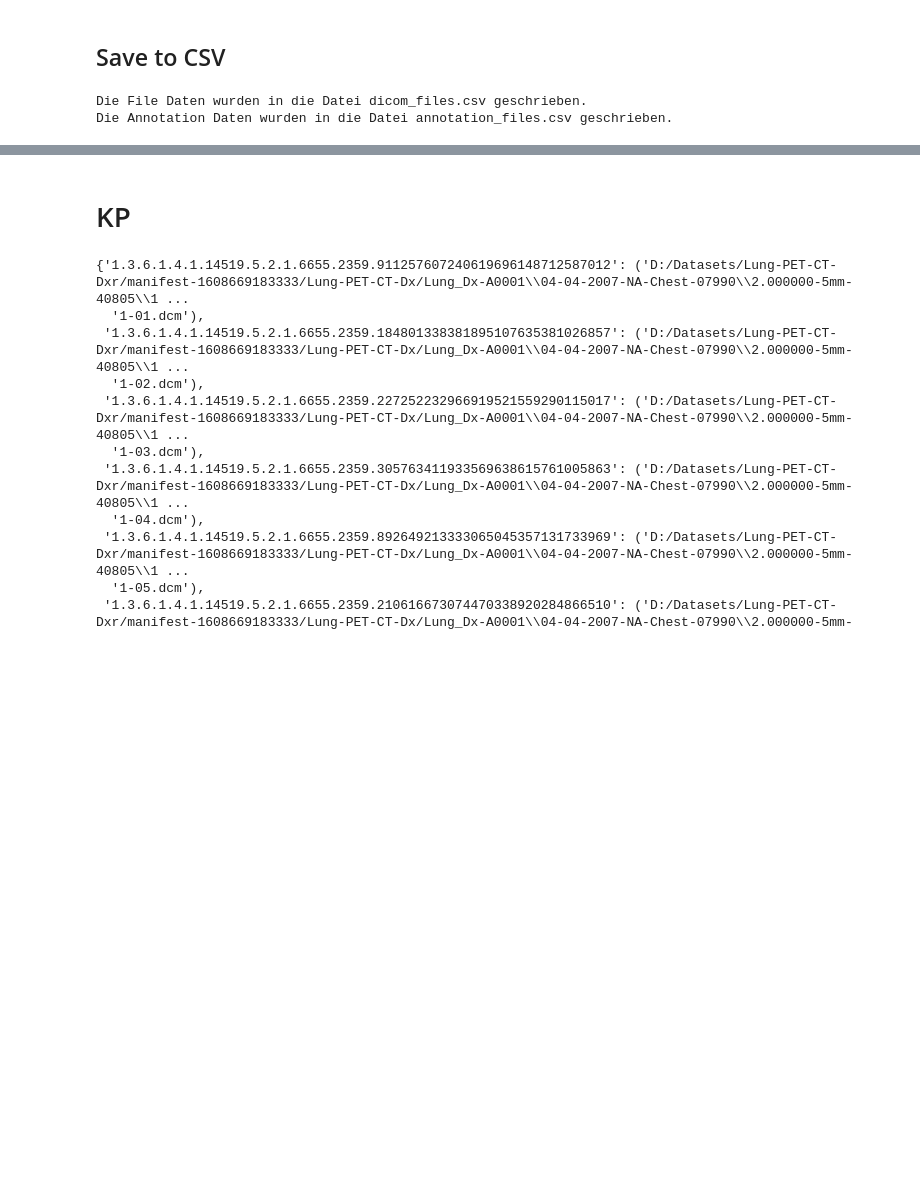
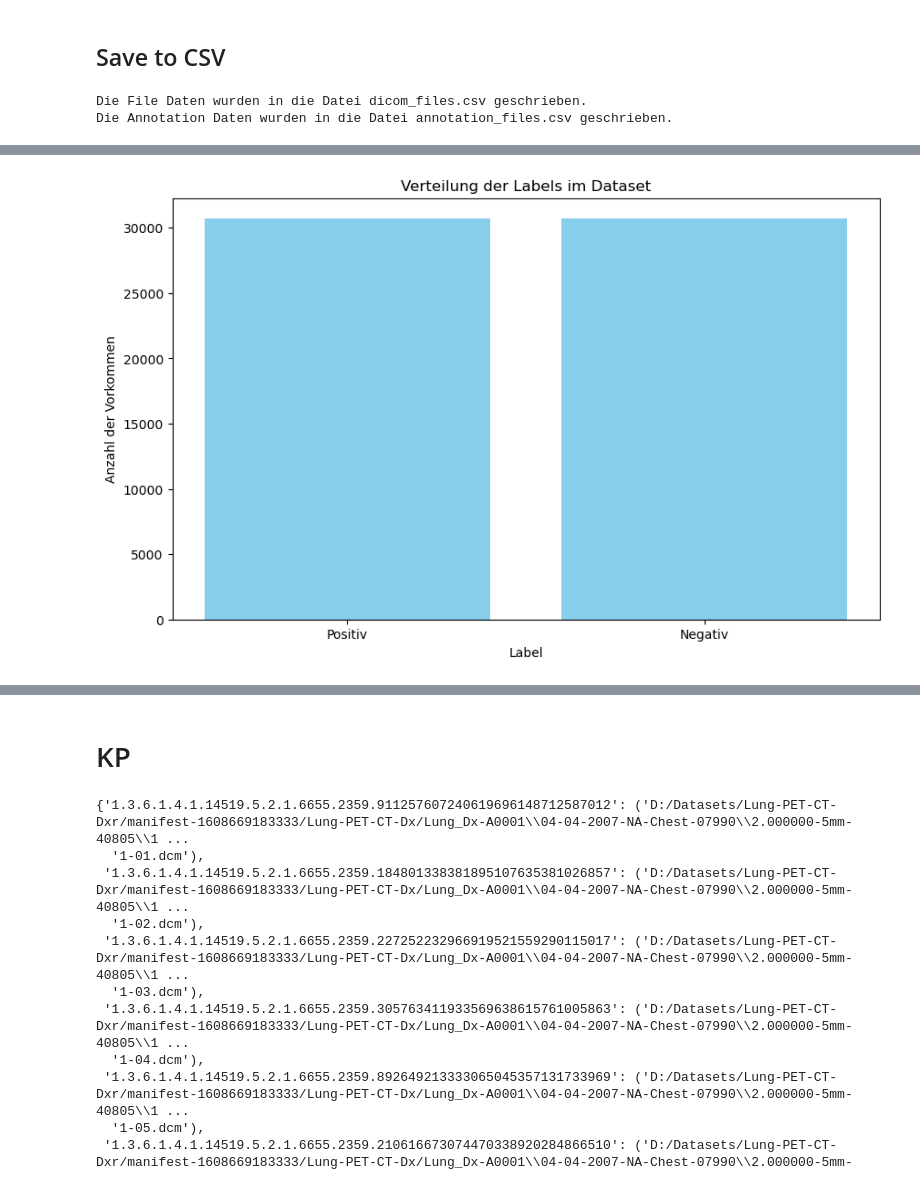
Before and after one commit to DominikHahn1407/Masterarbeit, a Jupyter notebook: Christoph/Object_Detection/CapsuleNet_Detection_lung.ipynb, the cells around one changed output, grey strips where cells are left out. Drawn from its saved outputs; the diff is of its cells as text; code cells hidden in the pictures; blank space fills up the shorter version.

```diff
--- a/Christoph/Object_Detection/CapsuleNet_Detection_lung.ipynb
+++ b/Christoph/Object_Detection/CapsuleNet_Detection_lung.ipynb
@@ -259,0 +391,4 @@ Name: count, dtype: int64
+# %%
+dataset.display_label_distribution()
+# %% [output]
+[figure, added]
```
Also changed, not shown: parts of 26 cells of this notebook, 5 other files.
